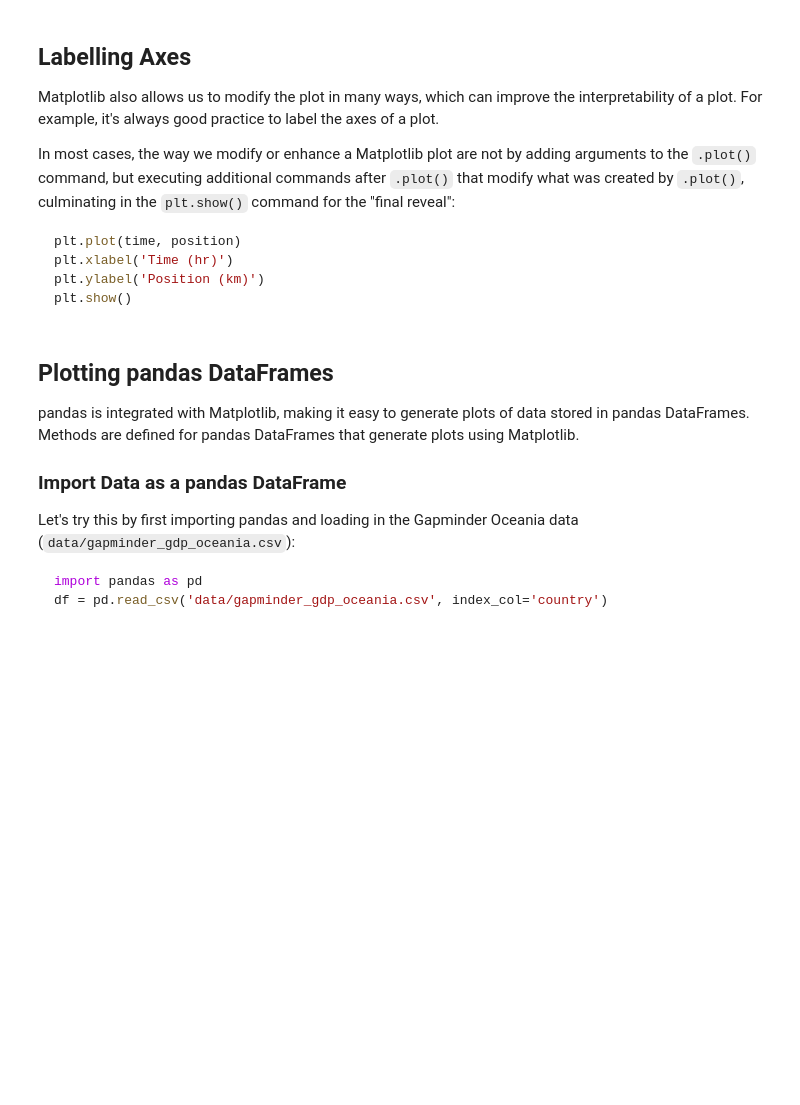
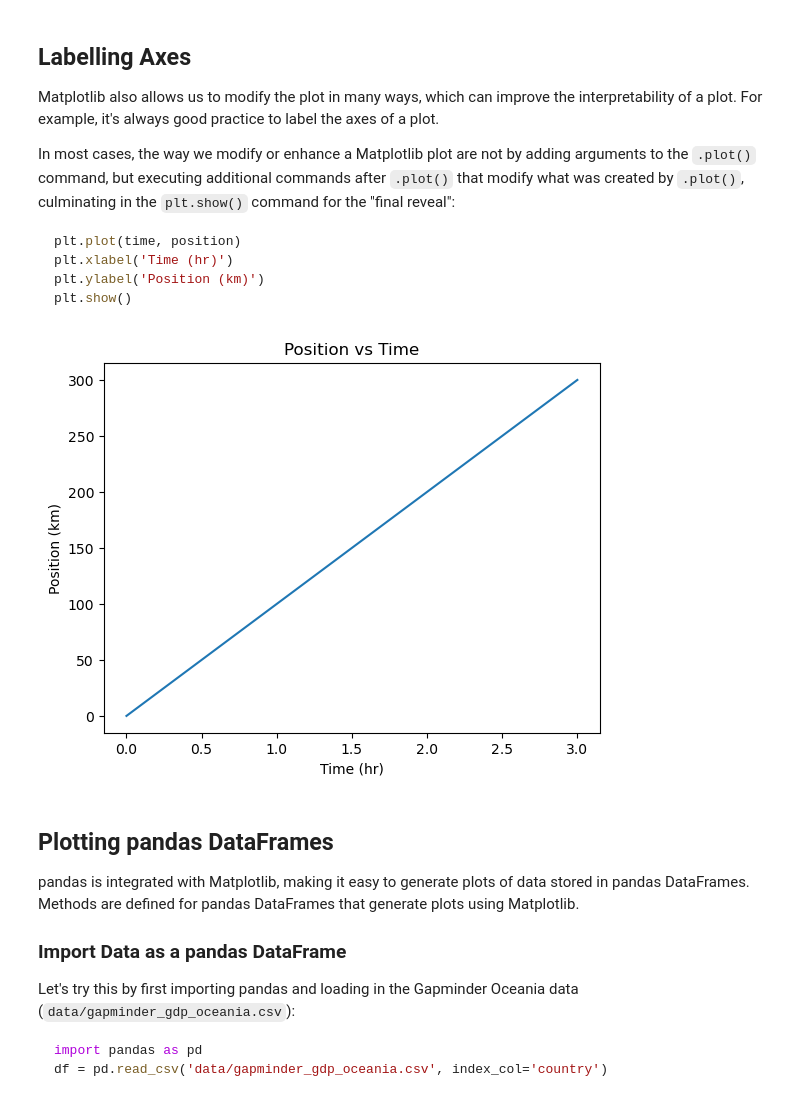
Before and after one commit to stochastic-bean/NDS_Ch4_visualizing_data, a Jupyter notebook: 1 - plotting.ipynb, the cells around one changed output. Saved outputs shown, nothing was run; the diff lists cells and outputs as text; code cells hidden in the pictures; blank space fills up the shorter version.

```diff
--- a/1 - plotting.ipynb
+++ b/1 - plotting.ipynb
@@ -67,6 +82,14 @@ plt.xlabel('Time (hr)')
 plt.ylabel('Position (km)')
 plt.show()
 ~~~
+# %%
+plt.plot(time, position)
+plt.xlabel('Time (hr)')
+plt.ylabel('Position (km)')
+plt.title('Position vs Time')
+plt.show()
+# %% [output]
+[figure, added]
 # %% [markdown]
 ## Plotting pandas DataFrames
 
```
Also changed, not shown: parts of 21 cells of this notebook, 1 other file.
